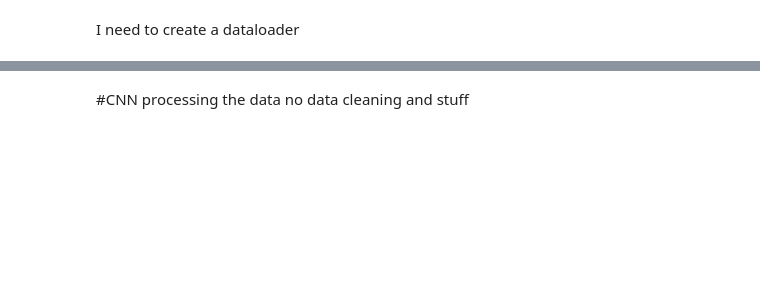
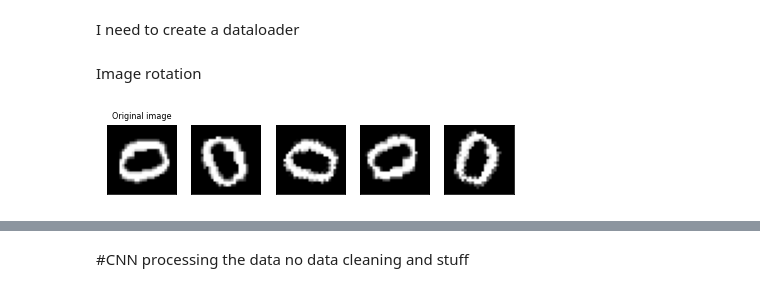
Before and after one commit to asabrems/MNIST_digitRecognizer, a Jupyter notebook: digital_recognizer.ipynb, the cells around one changed output, grey strips where cells are left out. Saved outputs shown, nothing was run; the diff lists cells and outputs as text; code cells hidden in the pictures; blank space fills up the shorter version.

```diff
--- a/digital_recognizer.ipynb
+++ b/digital_recognizer.ipynb
@@ -143,0 +144,34 @@ I need to create a dataloader
+# %%
+# source of code ------- https://pytorch.org/vision/stable/auto_examples/plot_transforms.html#sphx-glr-auto-examples-plot-transforms-py
+def plot(imgs, with_orig=True, row_title=None, **imshow_kwargs):
+    if not isinstance(imgs[0], list):
+        # Make a 2d grid even if there's just 1 row
+        imgs = [imgs]
+
+    num_rows = len(imgs)
+    num_cols = len(imgs[0]) + with_orig
+    fig, axs = plt.subplots(nrows=num_rows, ncols=num_cols, squeeze=False)
+    for row_idx, row in enumerate(imgs):
+        row = [orig_img] + row if with_orig else row
+        for col_idx, img in enumerate(row):
+            ax = axs[row_idx, col_idx]
+            ax.imshow(np.asarray(img), **imshow_kwargs)
+            ax.set(xticklabels=[], yticklabels=[], xticks=[], yticks=[])
+
+    if with_orig:
+        axs[0, 0].set(title='Original image')
+        axs[0, 0].title.set_size(8)
+    if row_title is not None:
+        for row_idx in range(num_rows):
+            axs[row_idx, 0].set(ylabel=row_title[row_idx])
+
+    plt.tight_layout()
+# %% [markdown]
+Image rotation
+# %%
+original_img = orig_img
+rotater = transforms.RandomRotation(degrees=(0, 360))
+rotated_imgs = [rotater(original_img) for _ in range(4)]
+plot(rotated_imgs)
+# %% [output]
+[figure, added]
```
Also changed, not shown: parts of 20 cells of this notebook.
